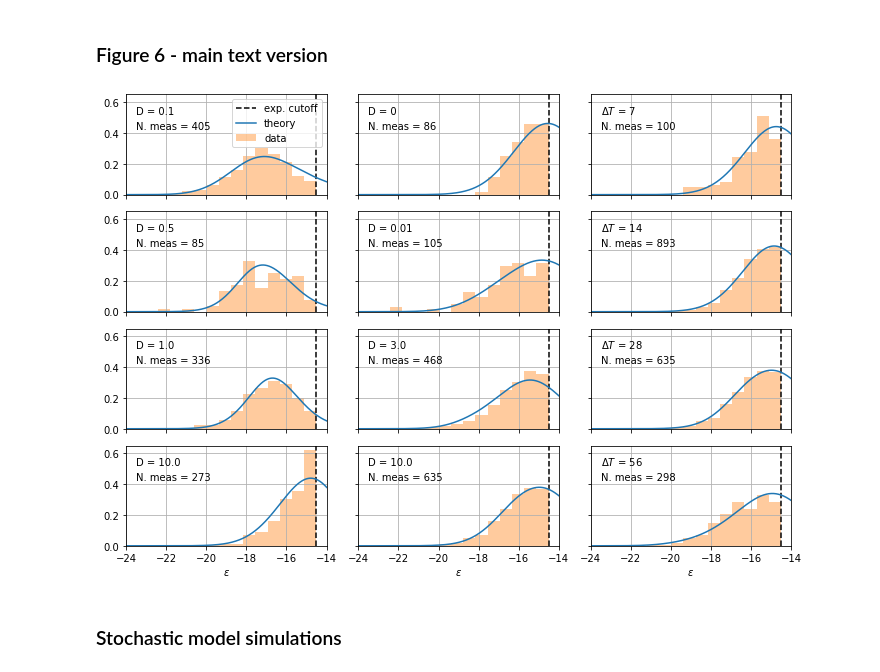
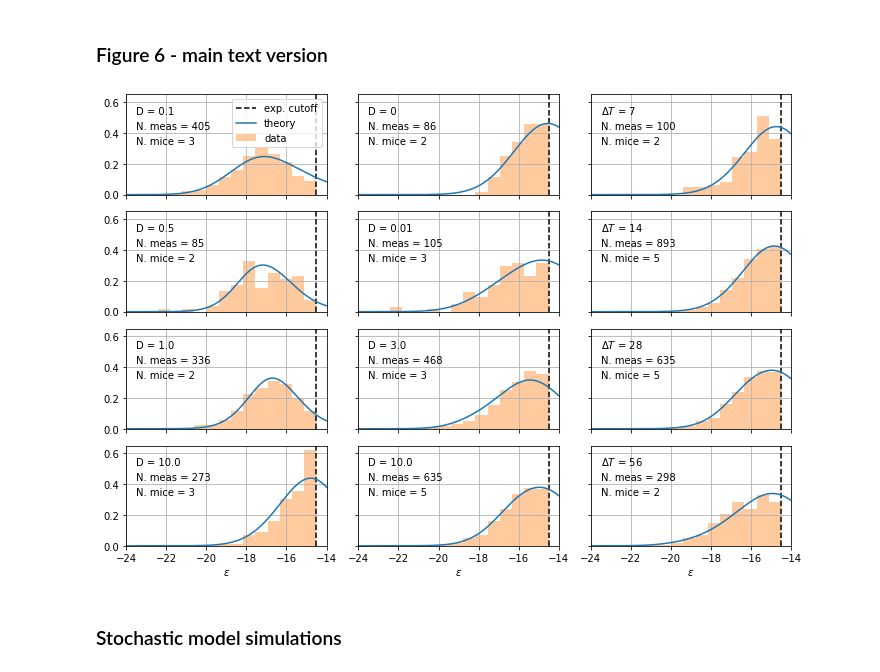
Before and after one commit to mmolari/affinity_maturation, a Jupyter notebook: figure_5.ipynb, the cells around one changed output. Cells and saved outputs as stored; diff of their text form; code cells hidden in the pictures.

Commit message:
modified figure 5, added number of mice

```diff
--- a/figure_5.ipynb
+++ b/figure_5.ipynb
@@ -56,6 +56,7 @@ def draw_subplot(ax, ds, det_pf):
     plot_exp_normalized_pop(ax, det_pf)
     # print the number of measurements per scheme
     ax.text(0.05, 0.65, f'N. meas = {ds.all_en().size}', transform=ax.transAxes)
+    ax.text(0.05, 0.50, f'N. mice = {len(ds.en)}', transform=ax.transAxes)
     # activate the grid
     ax.grid(True)
 
@@ -92,34 +93,34 @@ for n_ax, D in enumerate(plot_D_2):
     draw_subplot(ax[n_ax,1], ds, det_pf)
 
     # specify the Ag dosage
     ax[n_ax,1].text(0.05, 0.8, f'D = {ds.D_inj[0]}', transform=ax[n_ax,1].transAxes)
 
 # plot scheme 3
 for n_ax, T in enumerate(plot_T_3):
     # mask to select the correct dataset
     mask = (mp_ds == '1d') & (T_ds == T) & (D_ds == 10)
     # select the correct dataset and corresponding deterministic simulation
     ds = dsets[mask][0]
     det_pf = det_rps[mask][0]
 
     # plot the data histogram and the normalized distribution
     draw_subplot(ax[n_ax,2], ds, det_pf)
 
     # specify the injection time delay
     ax[n_ax,2].text(0.05, 0.8, r'$\Delta T$' + f' = {ds.T_delay[0]}', transform=ax[n_ax,2].transAxes)
 
 
 # final figure setup
 ax[0,0].legend(loc='upper right')
 ax[0,0].set_xlim(-24, -14)
 for i in range(3):
     ax[-1,i].set_xlabel(r'$\epsilon$')
 
 plt.tight_layout()
 plt.savefig('figures/fig_5/fig_5.pdf')
 plt.show()
 # %% [output]
-[figure, old version]
+[figure, new version]
 # %% [markdown]
 ### Stochastic model simulations
 # %%
```
Also changed, not shown: parts of 1 cell of this notebook, 2 other files.
